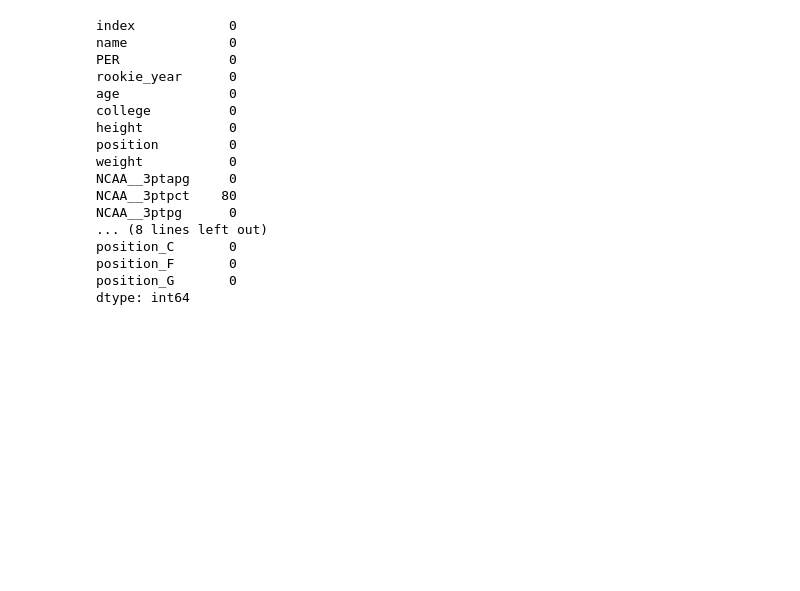
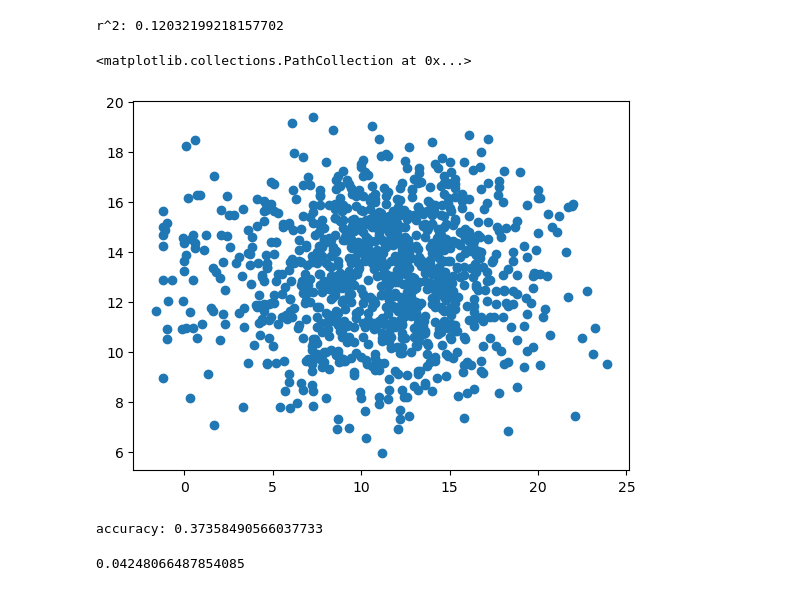
Before and after one commit to mattietoll/ISYE6740-Final-Project, a Jupyter notebook: new_analysis.ipynb, the cells around one changed output. Cells and saved outputs as stored; diff of their text form; code cells hidden in the pictures; blank space fills up the shorter version.

Commit message:
model fitting on new dataset

```diff
--- a/new_analysis.ipynb
+++ b/new_analysis.ipynb
@@ -140,6 +191,3 @@ data.loc[data['PER']==max(data['PER']),:]
-# %%
-#I was not able to confirm his PER rating so I'm going to drop the row.
-data.drop(619,axis=0,inplace=True)
 # %%
 to_scale = numeric.columns[1:-3]
 
@@ -169,22 +213,41 @@ for c in predictor_vars:
-# %%
-predictor_vars = predictor_vars.drop('NCAA__3ptpct')
-# %%
-scaled.isna().sum()
-# %% [output]
-index            0
-name             0
-PER              0
-rookie_year      0
-age              0
-college          0
-height           0
-position         0
-weight           0
-NCAA__3ptapg     0
-NCAA__3ptpct    80
-NCAA__3ptpg      0
-... (8 lines left out)
-position_C       0
-position_F       0
-position_G       0
-dtype: int64
+# %%
+pca = PCA()
+pca.fit(scaled[predictor_vars])
+pca_x = pca.fit_transform(scaled[predictor_vars])
+
+reg = LinearRegression()
+reg.fit(pca_x, scaled['PER'])
+print('r^2:',reg.score(pca_x,scaled['PER']))
+
+plt.scatter(scaled['PER'],reg.predict(scaled[predictor_vars]))
+#this is not a strong model.  Ideally the plot should be closer to a straight line.
+# %% [output]
+r^2: 0.12032199218157702
+<matplotlib.collections.PathCollection at 0x...>
+[figure, added]
+# %%
+train, test = train_test_split(data, random_state=47)
+cart = tree.DecisionTreeClassifier()
+cart.fit(train[predictor_vars[:-3]],train['PER_cat'])
+
+#accuracy:
+print('accuracy:',sum(test['PER_cat'] == cart.predict(test[predictor_vars[:-3]]))/len(test['PER_cat']))
+# %% [output]
+accuracy: 0.37358490566037733
+# %%
+train, test = train_test_split(data, random_state=47)
+
+pca = PCA()
+pca.fit(train[predictor_vars])
+pca_train = pca.fit_transform(train[predictor_vars])
+pca_test = pca.fit_transform(test[predictor_vars])
+
+r2_scores = []
+for i in range(1,100):
+    knn = neighbors.KNeighborsRegressor(n_neighbors=i)
+    knn.fit(pca_train, train['PER'])
+    r2_scores.append(metrics.r2_score(test['PER'],knn.predict(pca_test)))
+
+print(max(r2_scores))
+# %% [output]
+0.04248066487854085
```
Also changed, not shown: parts of 39 cells of this notebook.
